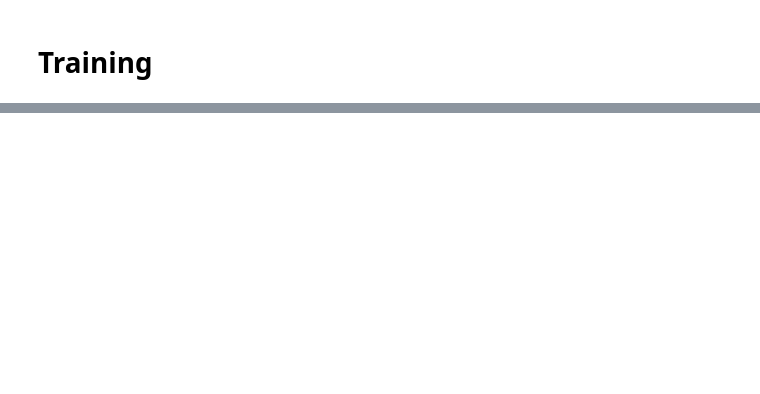
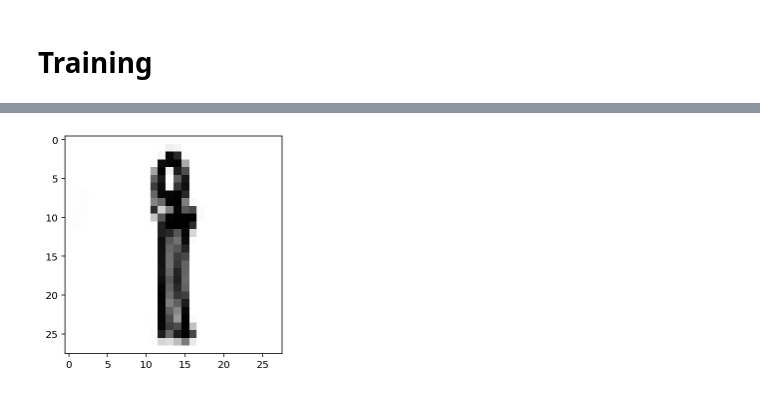
Before and after one commit to nataliasc/iannwtf, a Jupyter notebook: hw-week09/hw_week09_group27.ipynb, the cells around one changed output, grey strips where cells are left out. Drawn from its saved outputs; the diff is of its cells as text; code cells hidden in the pictures; blank space fills up the shorter version.

```diff
--- a/hw-week09/hw_week09_group27.ipynb
+++ b/hw-week09/hw_week09_group27.ipynb
@@ -208,2 +242,37 @@ class GAN(tf.keras.Model):
 # %% [markdown]
 # Training
+# %%
+discriminator = Discriminator()
+generator = Generator()
+epochs = 20
+gan = GAN(discriminator=discriminator, generator=generator,
+          latent_dim=100)
+# %%
+from tqdm import notebook
+
+%load_ext tensorboard
+%tensorboard --logdir /content/logs
+summary_writer = tf.summary.create_file_writer("/content/logs")
+
+for epoch in range(epochs):
+
+    print(f"Epoch {epoch}:")
+
+    for data in notebook.tqdm(images, position=0, leave=True):
+        metrics = gan.train_step(data)
+
+    latent_vectors = tf.random.normal(shape=(3, 100))
+    generated_images = gan.generator(latent_vectors, training = False)
+
+    # print the metrics
+    print([f"{key}: {value}" for (key, value) in zip(list(metrics.keys()), list(metrics.values()))])
+
+    # saving the metrics to a log file
+    with summary_writer.as_default():
+        for metric in gan.metrics:
+            tf.summary.scalar(f"{metric.name}", metric.result(), step=epoch)
+        tf.summary.image(name="generated_images", data = generated_images, step=epoch, max_outputs=3)
+
+    # reset all metrics
+    gan.reset_metrics()
+    print("\n")
@@ -209,0 +320,6 @@ class GAN(tf.keras.Model):
+# %%
+noise = tf.random.normal([1, 100])
+generated_image = gan.generator(noise, training=False)
+plt.imshow(generated_image[0, :, :, 0], cmap='gray_r');
+# %% [output]
+[figure, added]
```
Also changed, not shown: parts of 16 cells of this notebook.
